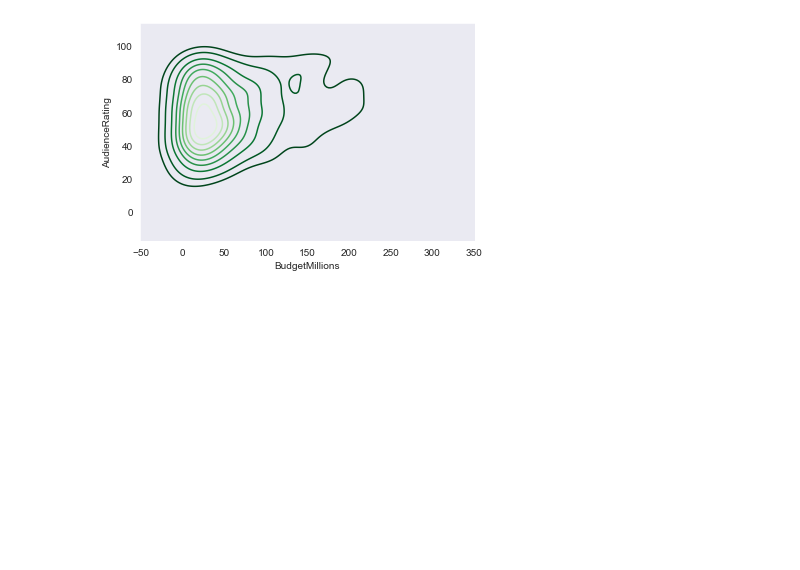
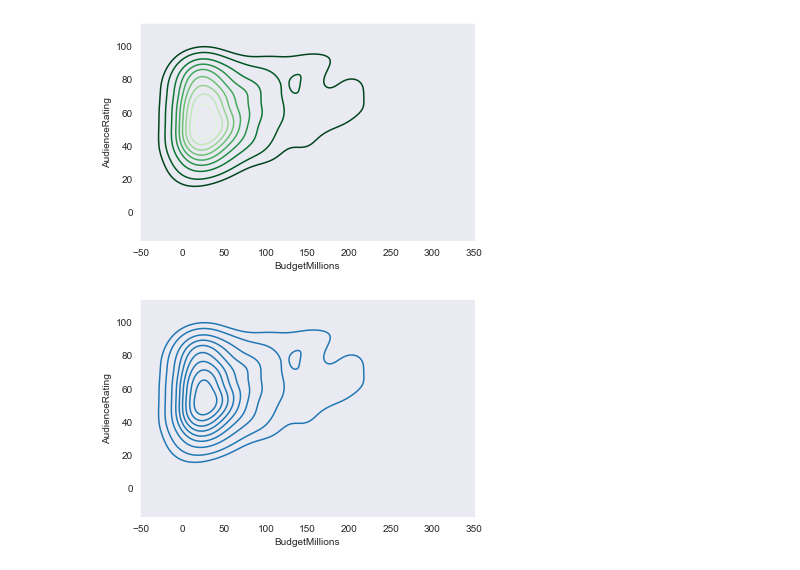
Before and after one commit to 07vikash/Movie-Rating-analysis, a Jupyter notebook: Movie-rating-analysis.ipynb, the cells around one changed output. Drawn from its saved outputs; the diff is of its cells as text; code cells hidden in the pictures; blank space fills up the shorter version.

Commit message:
Subplot and make everything in a plot

```diff
--- a/Movie-rating-analysis.ipynb
+++ b/Movie-rating-analysis.ipynb
@@ -368,4 +368,6 @@ kk1 = sns.kdeplot(movieData.BudgetMillions, movieData.AudienceRating, shade_lowe
 [figure]
 # %%
 sns.set_style('dark')
-kk01 = sns.kdeplot(movieData.BudgetMillions, movieData.Audience)
+kk01 = sns.kdeplot(movieData.BudgetMillions, movieData.AudienceRating)
+# %% [output]
+[figure, added]
```
Also changed, not shown: parts of 4 cells of this notebook.
